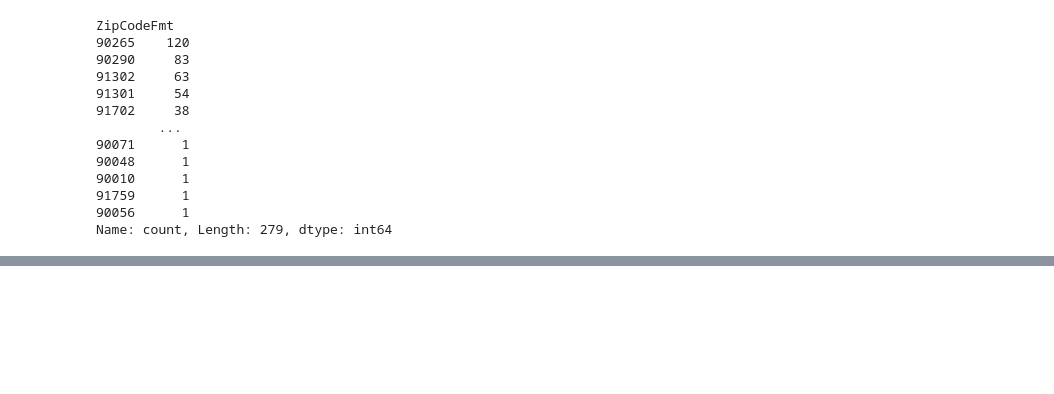
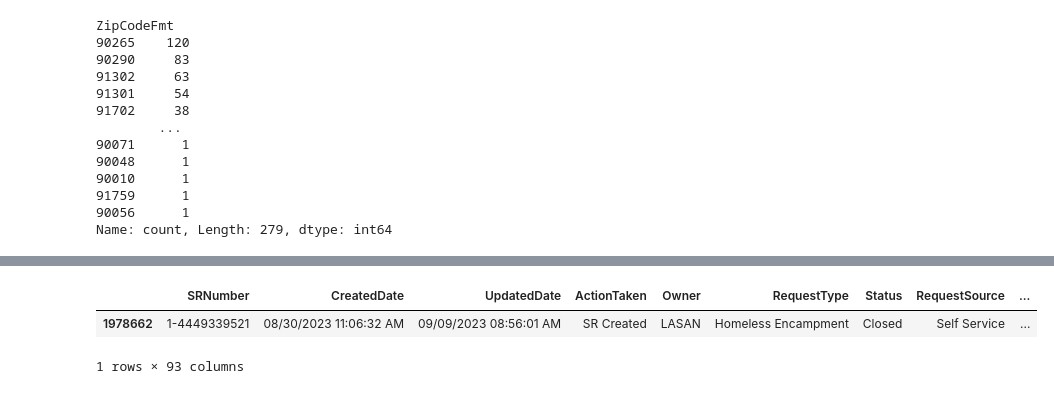
Before and after one commit to aeaiu/usable_ai_project, a Jupyter notebook: Notebooks/3_parks_eda.ipynb, the cells around one changed output, grey strips where cells are left out. Drawn from its saved outputs; the diff is of its cells as text; code cells hidden in the pictures; blank space fills up the shorter version.

```diff
--- a/Notebooks/3_parks_eda.ipynb
+++ b/Notebooks/3_parks_eda.ipynb
@@ -203,0 +248,6 @@ Name: count, Length: 279, dtype: int64
+# %%
+df_merge_yr[ df_merge_yr["park_distance"] == df_merge_yr.park_distance.min() ]
+# %% [output]
+|  | SRNumber | CreatedDate | UpdatedDate | ActionTaken | Owner | RequestType | Status | RequestSource | ... |
+| 1978662 | 1-4449339521 | 08/30/2023 11:06:32 AM | 09/09/2023 08:56:01 AM | SR Created | LASAN | Homeless Encampment | Closed | Self Service | ... |
+1 rows × 93 columns
```
Also changed, not shown: parts of 14 cells of this notebook.
